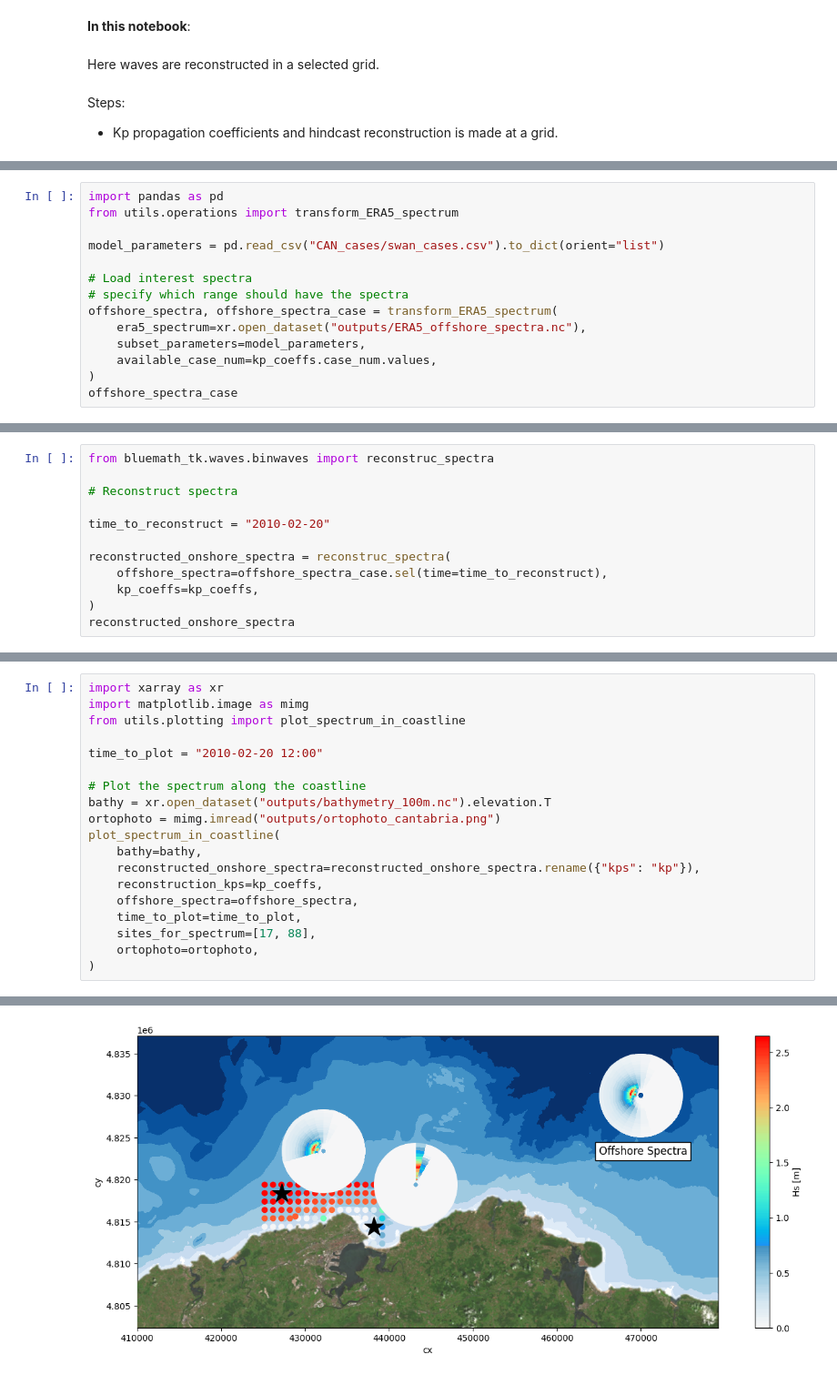
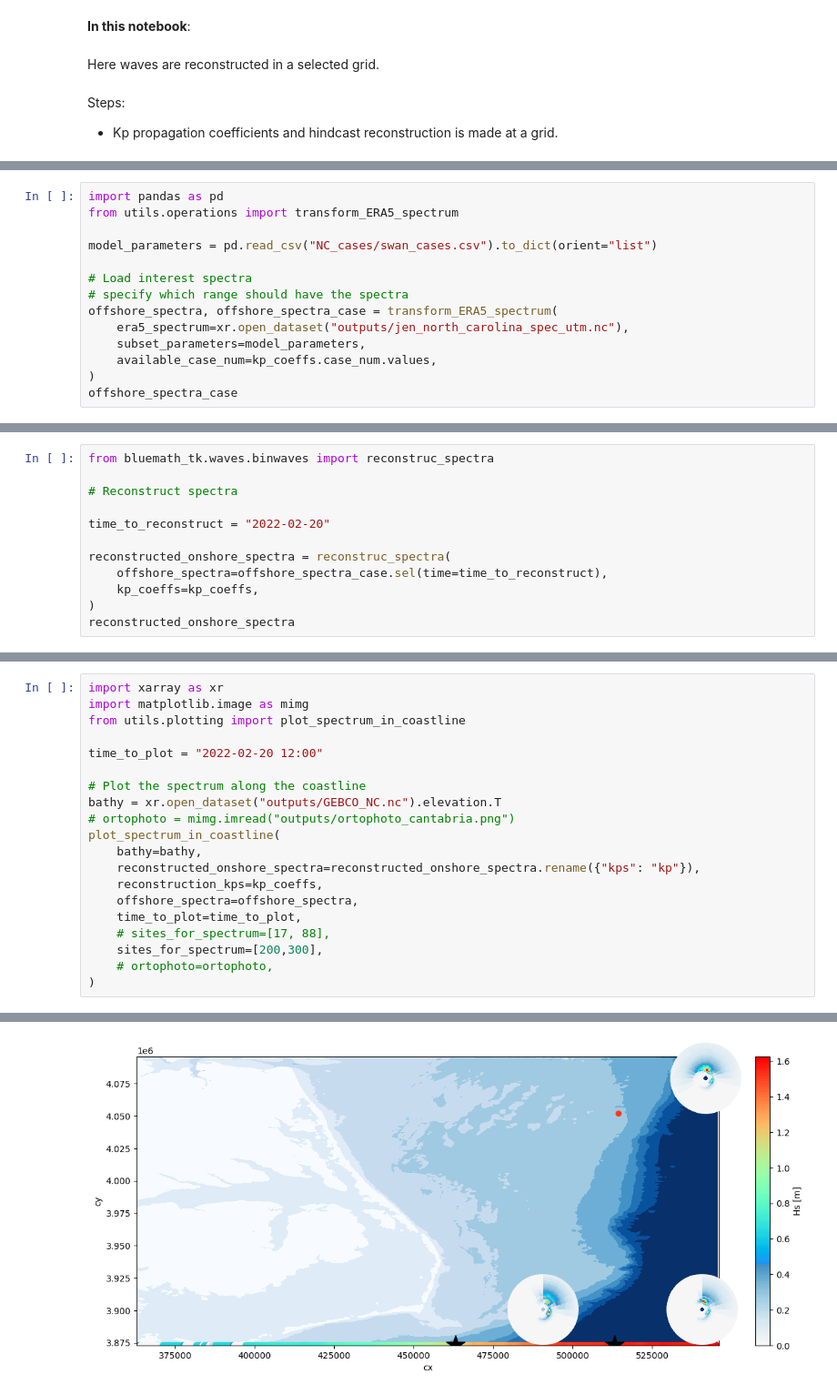
Before and after one commit to JenMontano/BlueMath, a Jupyter notebook: methods/hybrid_downscaling/additive/BinWaves/BinWaves_Reconstruction.ipynb, the cells around one changed output, grey strips where cells are left out. Shown: that part at 91% size. Saved outputs shown, nothing was run; the diff lists cells and outputs as text.

Commit message:
BinWaves reconstruction working

```diff
--- a/methods/hybrid_downscaling/additive/BinWaves/BinWaves_Reconstruction.ipynb
+++ b/methods/hybrid_downscaling/additive/BinWaves/BinWaves_Reconstruction.ipynb
@@ -30,12 +158,12 @@ Data variables:
 import pandas as pd
 from utils.operations import transform_ERA5_spectrum
 
-model_parameters = pd.read_csv("CAN_cases/swan_cases.csv").to_dict(orient="list")
+model_parameters = pd.read_csv("NC_cases/swan_cases.csv").to_dict(orient="list")
 
 # Load interest spectra
 # specify which range should have the spectra
 offshore_spectra, offshore_spectra_case = transform_ERA5_spectrum(
-    era5_spectrum=xr.open_dataset("outputs/ERA5_offshore_spectra.nc"),
+    era5_spectrum=xr.open_dataset("outputs/jen_north_carolina_spec_utm.nc"),
     subset_parameters=model_parameters,
     available_case_num=kp_coeffs.case_num.values,
 )
@@ -65,7 +192,7 @@ from bluemath_tk.waves.binwaves import reconstruc_spectra
 
 # Reconstruct spectra
 
-time_to_reconstruct = "2010-02-20"
+time_to_reconstruct = "2022-02-20"
 
 reconstructed_onshore_spectra = reconstruc_spectra(
     offshore_spectra=offshore_spectra_case.sel(time=time_to_reconstruct),
@@ -89,22 +217,23 @@ Data variables:
 # %%
 import xarray as xr
 import matplotlib.image as mimg
 from utils.plotting import plot_spectrum_in_coastline
 
-time_to_plot = "2010-02-20 12:00"
+time_to_plot = "2022-02-20 12:00"
 
 # Plot the spectrum along the coastline
-bathy = xr.open_dataset("outputs/bathymetry_100m.nc").elevation.T
-ortophoto = mimg.imread("outputs/ortophoto_cantabria.png")
+bathy = xr.open_dataset("outputs/GEBCO_NC.nc").elevation.T
+# ortophoto = mimg.imread("outputs/ortophoto_cantabria.png")
 plot_spectrum_in_coastline(
     bathy=bathy,
     reconstructed_onshore_spectra=reconstructed_onshore_spectra.rename({"kps": "kp"}),
     reconstruction_kps=kp_coeffs,
     offshore_spectra=offshore_spectra,
     time_to_plot=time_to_plot,
-    sites_for_spectrum=[17, 88],
-    ortophoto=ortophoto,
+    # sites_for_spectrum=[17, 88],
+    sites_for_spectrum=[200,300],
+    # ortophoto=ortophoto,
 )
 # %% [output]
 (<Figure size 1500x600 with 2 Axes>, <Axes: xlabel='cx', ylabel='cy'>)
-[figure, old version]
+[figure, new version]
```
Also changed, not shown: parts of 7 cells of this notebook, 14 other files.
